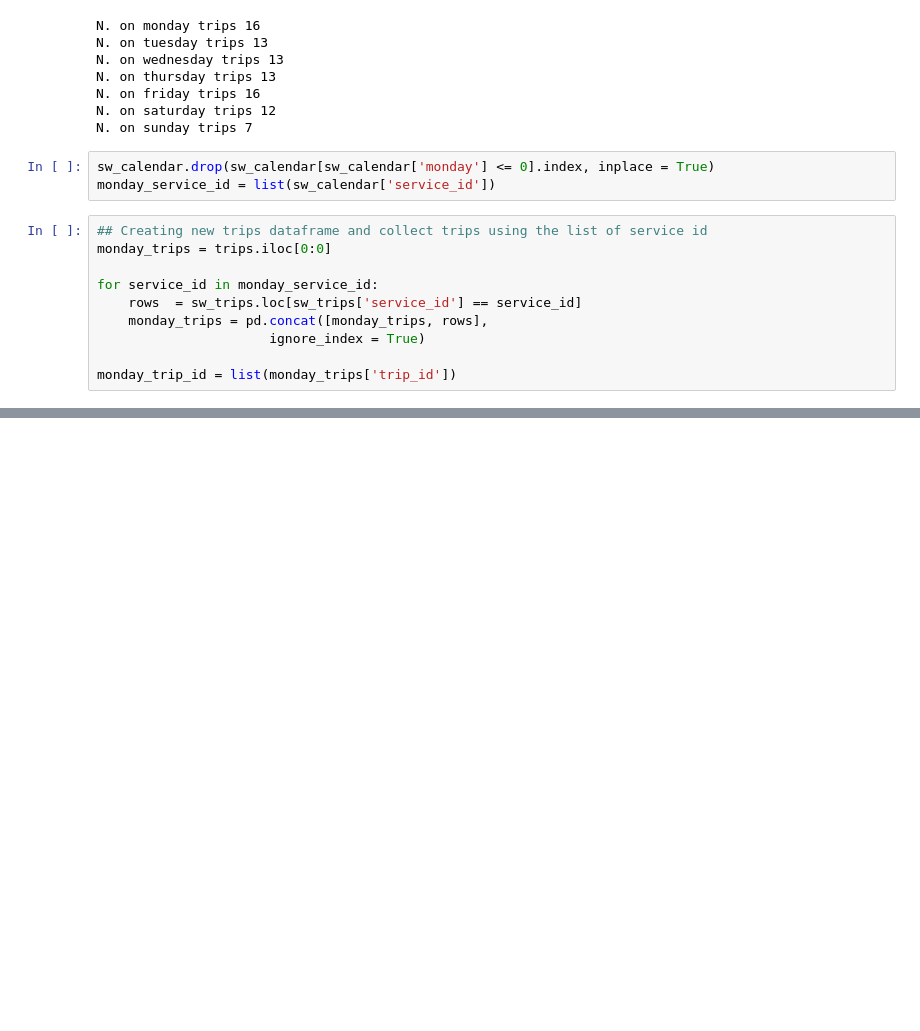
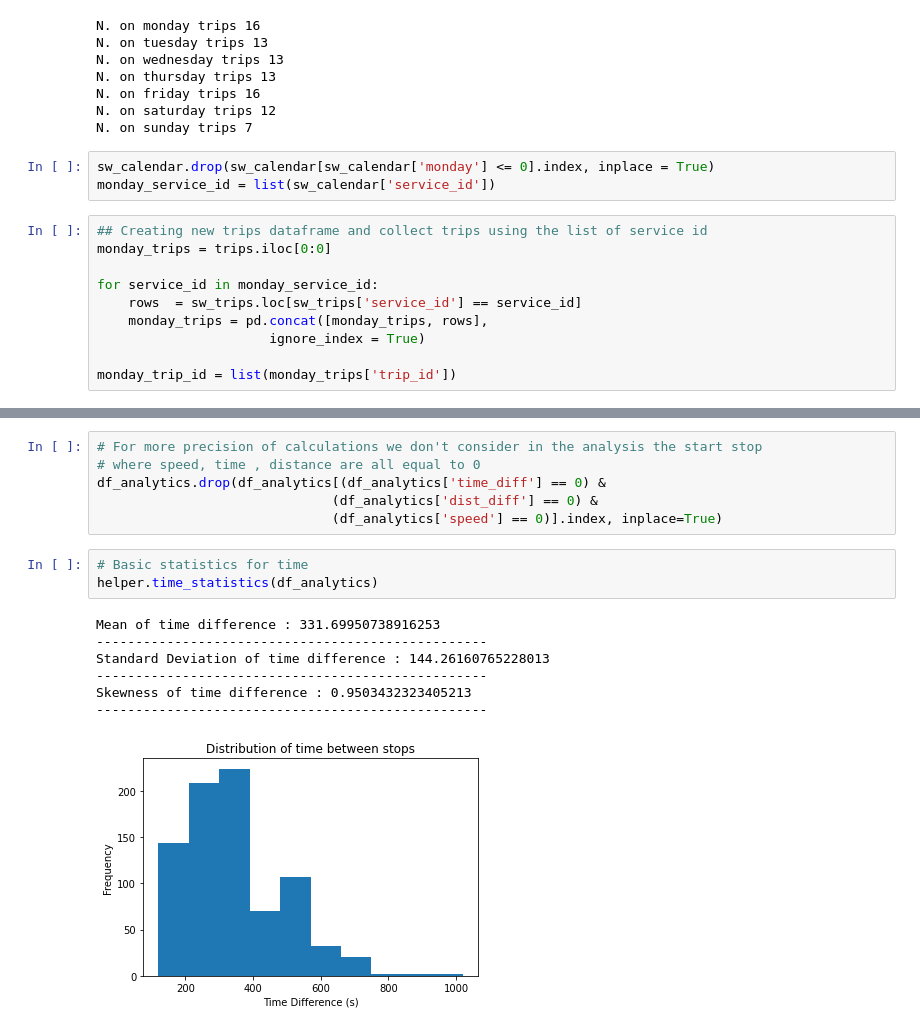
Before and after one commit to gianlucarea/weather-delay, a Jupyter notebook: week-focused-analytics.ipynb, the cells around one changed output, grey strips where cells are left out. Drawn from its saved outputs; the diff is of its cells as text; blank space fills up the shorter version.

```diff
--- a/week-focused-analytics.ipynb
+++ b/week-focused-analytics.ipynb
@@ -216,0 +188,17 @@ for trip_id in trips_between_bounds:
+# %%
+# For more precision of calculations we don't consider in the analysis the start stop
+# where speed, time , distance are all equal to 0
+df_analytics.drop(df_analytics[(df_analytics['time_diff'] == 0) &
+                              (df_analytics['dist_diff'] == 0) &
+                              (df_analytics['speed'] == 0)].index, inplace=True)
+# %%
+# Basic statistics for time
+helper.time_statistics(df_analytics)
+# %% [output]
+Mean of time difference : 331.69950738916253
+--------------------------------------------------
+Standard Deviation of time difference : 144.26160765228013
+--------------------------------------------------
+Skewness of time difference : 0.9503432323405213
+--------------------------------------------------
+[figure, added]
```
Also changed, not shown: parts of 25 cells of this notebook, 2 other files.
